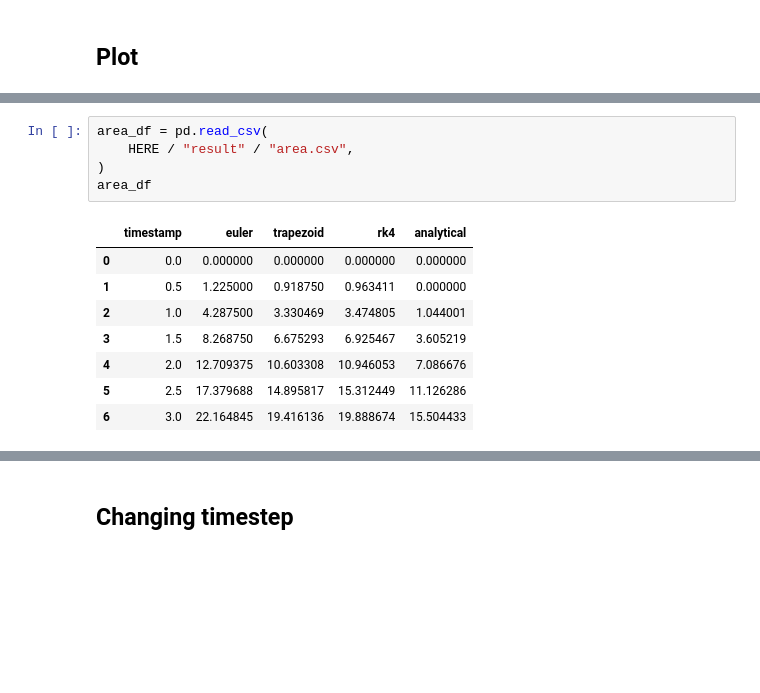
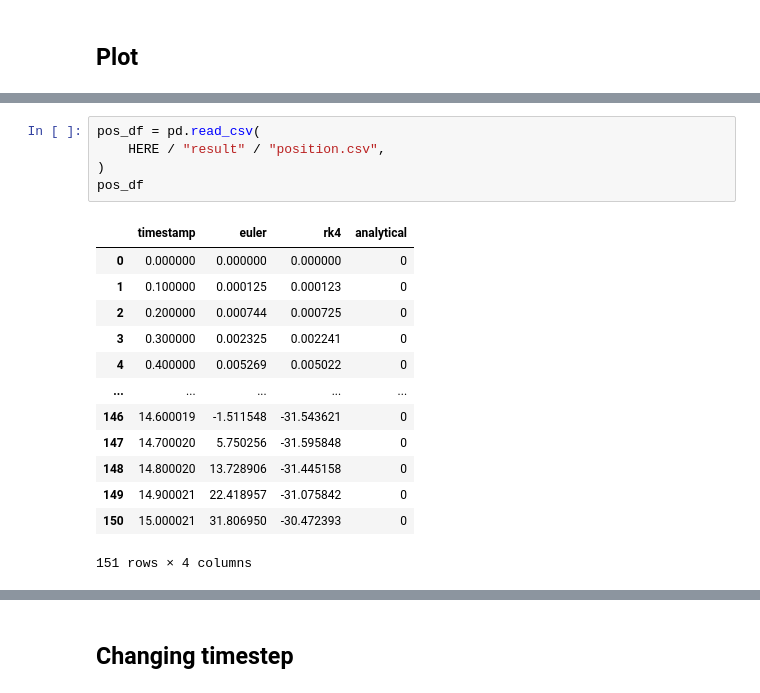
Before and after one commit to qwasium/solver, a Jupyter notebook: main.ipynb, the cells around one changed output, grey strips where cells are left out. Drawn from its saved outputs; the diff is of its cells as text; blank space fills up the shorter version.

```diff
--- a/main.ipynb
+++ b/main.ipynb
@@ -152,15 +166,20 @@ plot_data(ft_df).show()
 # %%
-area_df = pd.read_csv(
-    HERE / "result" / "area.csv",
+pos_df = pd.read_csv(
+    HERE / "result" / "position.csv",
 )
-area_df
+pos_df
 # %% [output]
-|  | timestamp | euler | trapezoid | rk4 | analytical |
-| 0 | 0.0 | 0.000000 | 0.000000 | 0.000000 | 0.000000 |
-| 1 | 0.5 | 1.225000 | 0.918750 | 0.963411 | 0.000000 |
-| 2 | 1.0 | 4.287500 | 3.330469 | 3.474805 | 1.044001 |
-| 3 | 1.5 | 8.268750 | 6.675293 | 6.925467 | 3.605219 |
-| 4 | 2.0 | 12.709375 | 10.603308 | 10.946053 | 7.086676 |
-| 5 | 2.5 | 17.379688 | 14.895817 | 15.312449 | 11.126286 |
-| 6 | 3.0 | 22.164845 | 19.416136 | 19.888674 | 15.504433 |
+|  | timestamp | euler | rk4 | analytical |
+| 0 | 0.000000 | 0.000000 | 0.000000 | 0 |
+| 1 | 0.100000 | 0.000125 | 0.000123 | 0 |
+| 2 | 0.200000 | 0.000744 | 0.000725 | 0 |
+| 3 | 0.300000 | 0.002325 | 0.002241 | 0 |
+| 4 | 0.400000 | 0.005269 | 0.005022 | 0 |
+| ... | ... | ... | ... | ... |
+| 146 | 14.600019 | -1.511548 | -31.543621 | 0 |
+| 147 | 14.700020 | 5.750256 | -31.595848 | 0 |
+| 148 | 14.800020 | 13.728906 | -31.445158 | 0 |
+| 149 | 14.900021 | 22.418957 | -31.075842 | 0 |
+| 150 | 15.000021 | 31.806950 | -30.472393 | 0 |
+151 rows × 4 columns
 # %%
```
Also changed, not shown: parts of 17 cells of this notebook, 4 other files.
